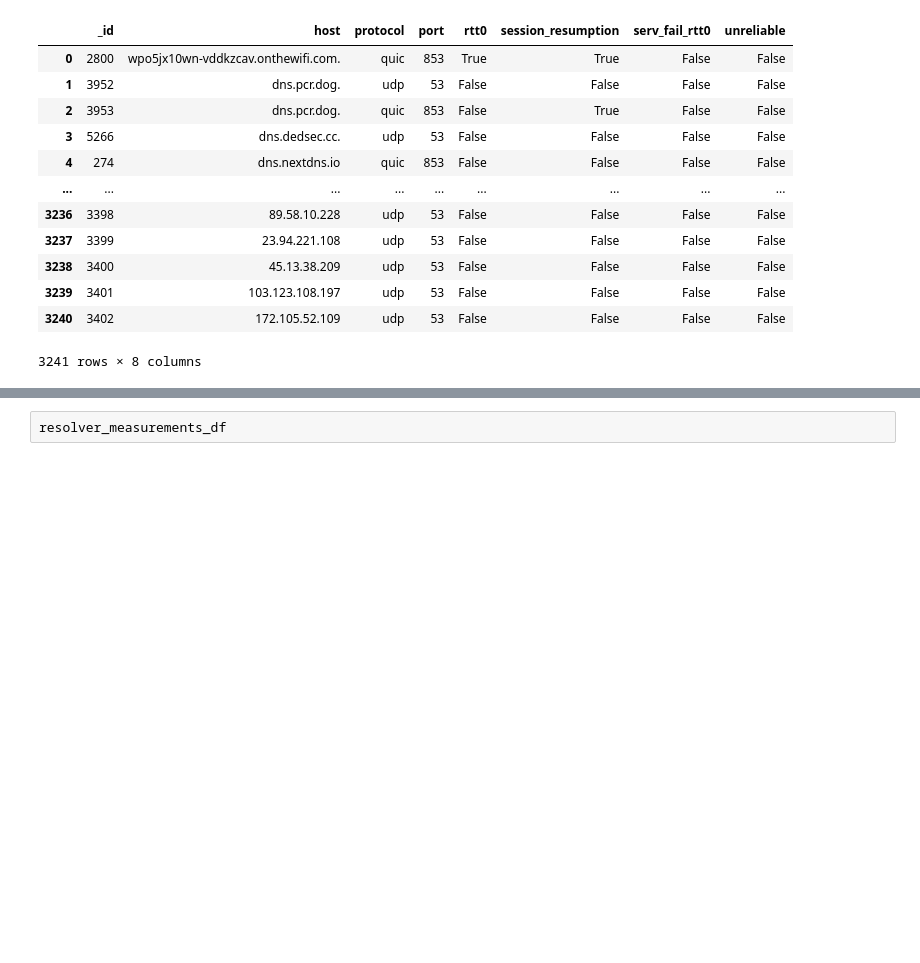
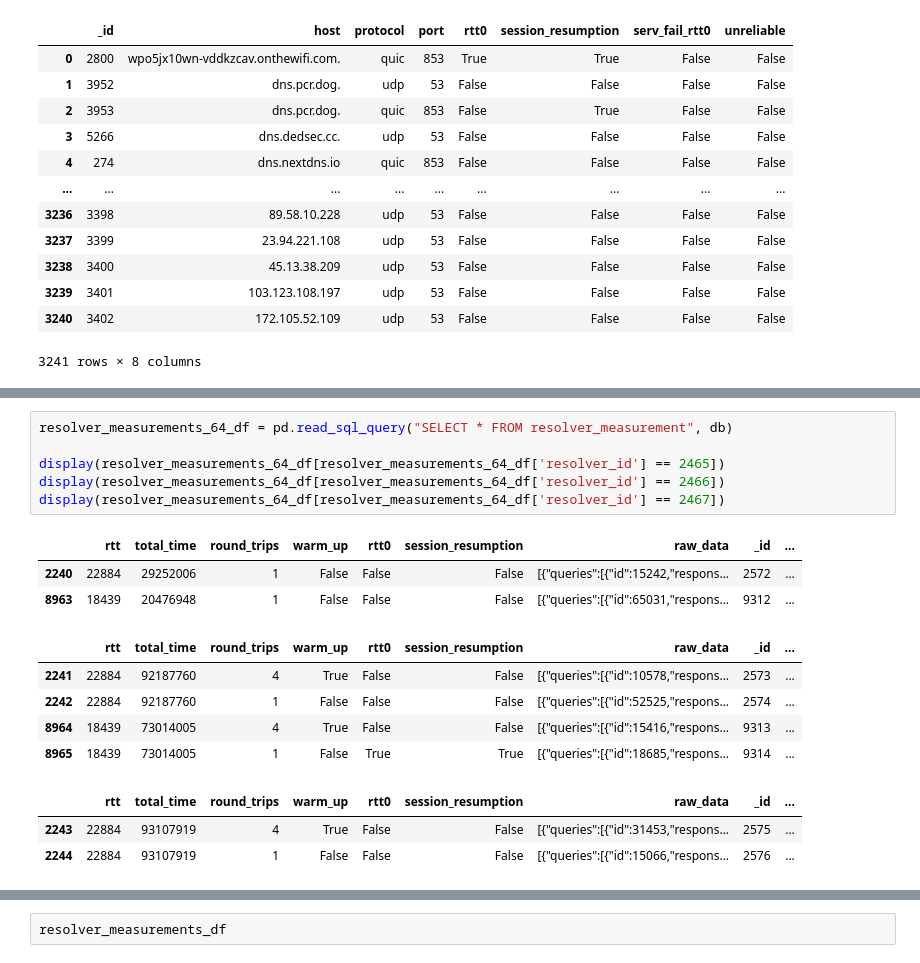
Before and after one commit to philipp0x62/web-performance, a Jupyter notebook: analysis/dns-measurement-analysis.ipynb, the cells around one changed output, grey strips where cells are left out. Saved outputs shown, nothing was run; the diff lists cells and outputs as text; blank space fills up the shorter version.

```diff
--- a/analysis/dns-measurement-analysis.ipynb
+++ b/analysis/dns-measurement-analysis.ipynb
@@ -56,0 +65,18 @@ resolvers_df
+# %%
+resolver_measurements_64_df = pd.read_sql_query("SELECT * FROM resolver_measurement", db)
+
+display(resolver_measurements_64_df[resolver_measurements_64_df['resolver_id'] == 2465])
+display(resolver_measurements_64_df[resolver_measurements_64_df['resolver_id'] == 2466])
+display(resolver_measurements_64_df[resolver_measurements_64_df['resolver_id'] == 2467])
+# %% [output]
+|  | rtt | total_time | round_trips | warm_up | rtt0 | session_resumption | raw_data | _id | ... |
+| 2240 | 22884 | 29252006 | 1 | False | False | False | [{"queries":[{"id":15242,"respons... | 2572 | ... |
+| 8963 | 18439 | 20476948 | 1 | False | False | False | [{"queries":[{"id":65031,"respons... | 9312 | ... |
+|  | rtt | total_time | round_trips | warm_up | rtt0 | session_resumption | raw_data | _id | ... |
+| 2241 | 22884 | 92187760 | 4 | True | False | False | [{"queries":[{"id":10578,"respons... | 2573 | ... |
+| 2242 | 22884 | 92187760 | 1 | False | False | False | [{"queries":[{"id":52525,"respons... | 2574 | ... |
+| 8964 | 18439 | 73014005 | 4 | True | False | False | [{"queries":[{"id":15416,"respons... | 9313 | ... |
+| 8965 | 18439 | 73014005 | 1 | False | True | True | [{"queries":[{"id":18685,"respons... | 9314 | ... |
+|  | rtt | total_time | round_trips | warm_up | rtt0 | session_resumption | raw_data | _id | ... |
+| 2243 | 22884 | 93107919 | 4 | True | False | False | [{"queries":[{"id":31453,"respons... | 2575 | ... |
+| 2244 | 22884 | 93107919 | 1 | False | False | False | [{"queries":[{"id":15066,"respons... | 2576 | ... |
```
Also changed, not shown: parts of 21 cells of this notebook, 4 other files.
